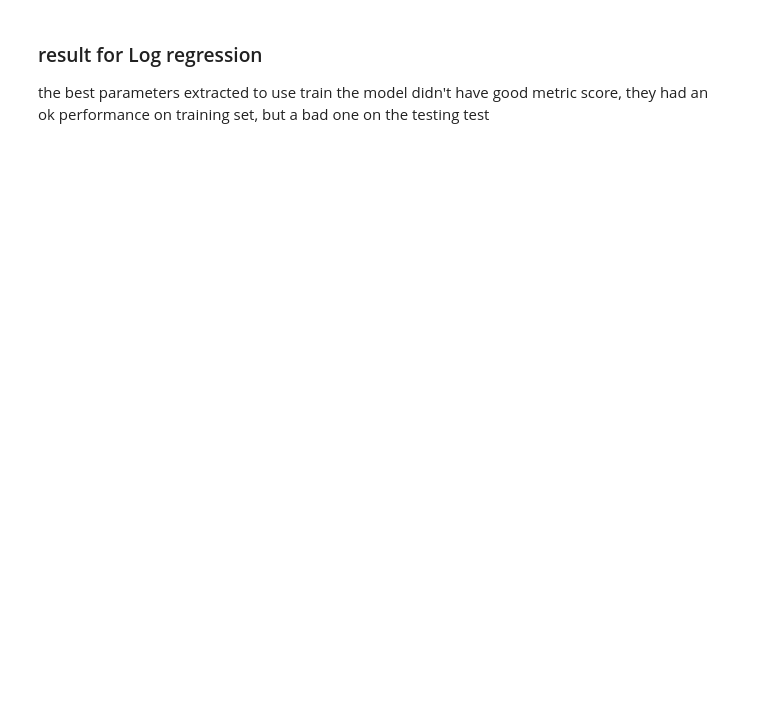
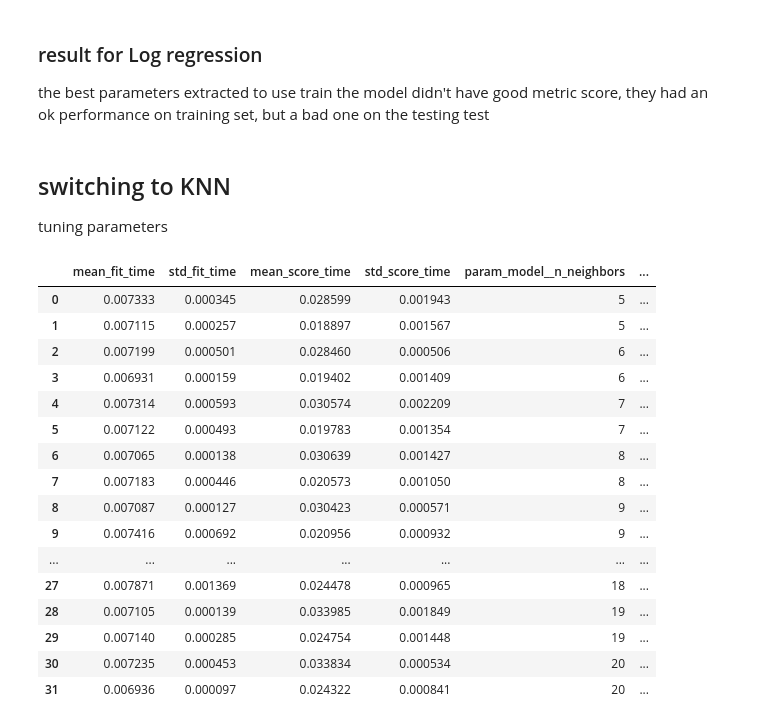
Before and after one commit to ProsperChuks/wine-quality-prediction, a Jupyter notebook: base.ipynb, the cells around one changed output. Drawn from its saved outputs; the diff is of its cells as text; code cells hidden in the pictures; blank space fills up the shorter version.

```diff
--- a/base.ipynb
+++ b/base.ipynb
@@ -258,3 +259,43 @@ x_test_2
 ### result for Log regression
 
 the best parameters extracted to use train the model didn't have good metric score, they had an ok performance on training set, but a bad one on the testing test
+# %% [markdown]
+## switching to KNN
+
+tuning parameters
+# %%
+x = dataframe2.drop(['residual sugar', 'quality'], axis=1)
+y = dataframe2['quality']
+
+x_train, x_test, y_train, y_test = train_test_split(x, y, test_size=0.25, random_state=30)
+
+pipe = Pipeline([
+    ('scaler', StandardScaler()),
+    ('model', KNeighborsClassifier(n_neighbors=5, weights='uniform'))
+])
+
+_model_3 = GridSearchCV(estimator=pipe, param_grid={
+    'model__n_neighbors': [5,6,7,8,9,10,11,12,13,14,15,16,17,18,19,20],
+    'model__weights': ['uniform', 'distance']
+}, cv=10)
+
+_model_3.fit(x_train, y_train)
+pd.DataFrame(_model_3.cv_results_)
+# %% [output]
+|  | mean_fit_time | std_fit_time | mean_score_time | std_score_time | param_model__n_neighbors | ... |
+| 0 | 0.007333 | 0.000345 | 0.028599 | 0.001943 | 5 | ... |
+| 1 | 0.007115 | 0.000257 | 0.018897 | 0.001567 | 5 | ... |
+| 2 | 0.007199 | 0.000501 | 0.028460 | 0.000506 | 6 | ... |
+| 3 | 0.006931 | 0.000159 | 0.019402 | 0.001409 | 6 | ... |
+| 4 | 0.007314 | 0.000593 | 0.030574 | 0.002209 | 7 | ... |
+| 5 | 0.007122 | 0.000493 | 0.019783 | 0.001354 | 7 | ... |
+| 6 | 0.007065 | 0.000138 | 0.030639 | 0.001427 | 8 | ... |
+| 7 | 0.007183 | 0.000446 | 0.020573 | 0.001050 | 8 | ... |
+| 8 | 0.007087 | 0.000127 | 0.030423 | 0.000571 | 9 | ... |
+| 9 | 0.007416 | 0.000692 | 0.020956 | 0.000932 | 9 | ... |
+| ... | ... | ... | ... | ... | ... | ... |
+| 27 | 0.007871 | 0.001369 | 0.024478 | 0.000965 | 18 | ... |
+| 28 | 0.007105 | 0.000139 | 0.033985 | 0.001849 | 19 | ... |
+| 29 | 0.007140 | 0.000285 | 0.024754 | 0.001448 | 19 | ... |
+| 30 | 0.007235 | 0.000453 | 0.033834 | 0.000534 | 20 | ... |
+| 31 | 0.006936 | 0.000097 | 0.024322 | 0.000841 | 20 | ... |
```
Also changed, not shown: parts of 7 cells of this notebook.
